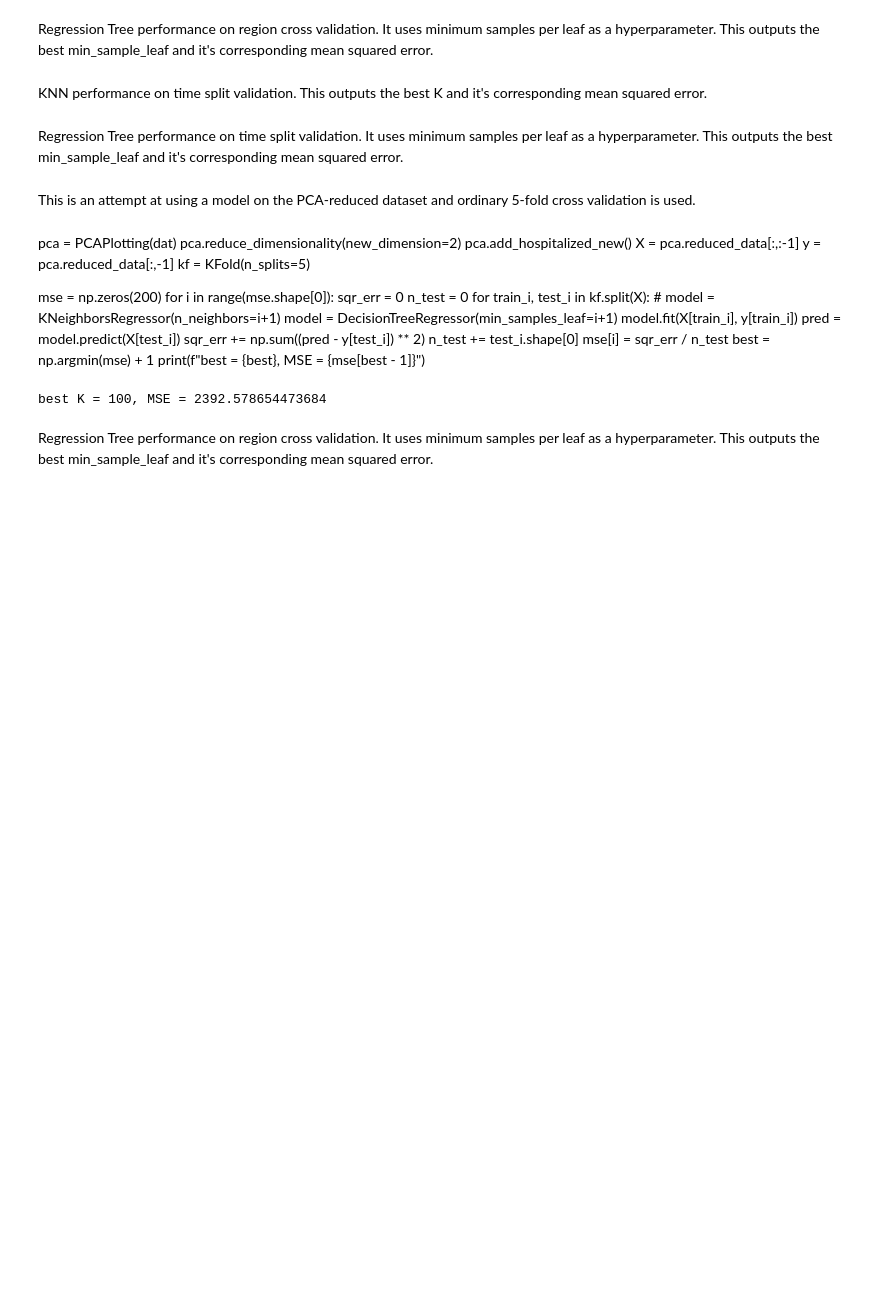
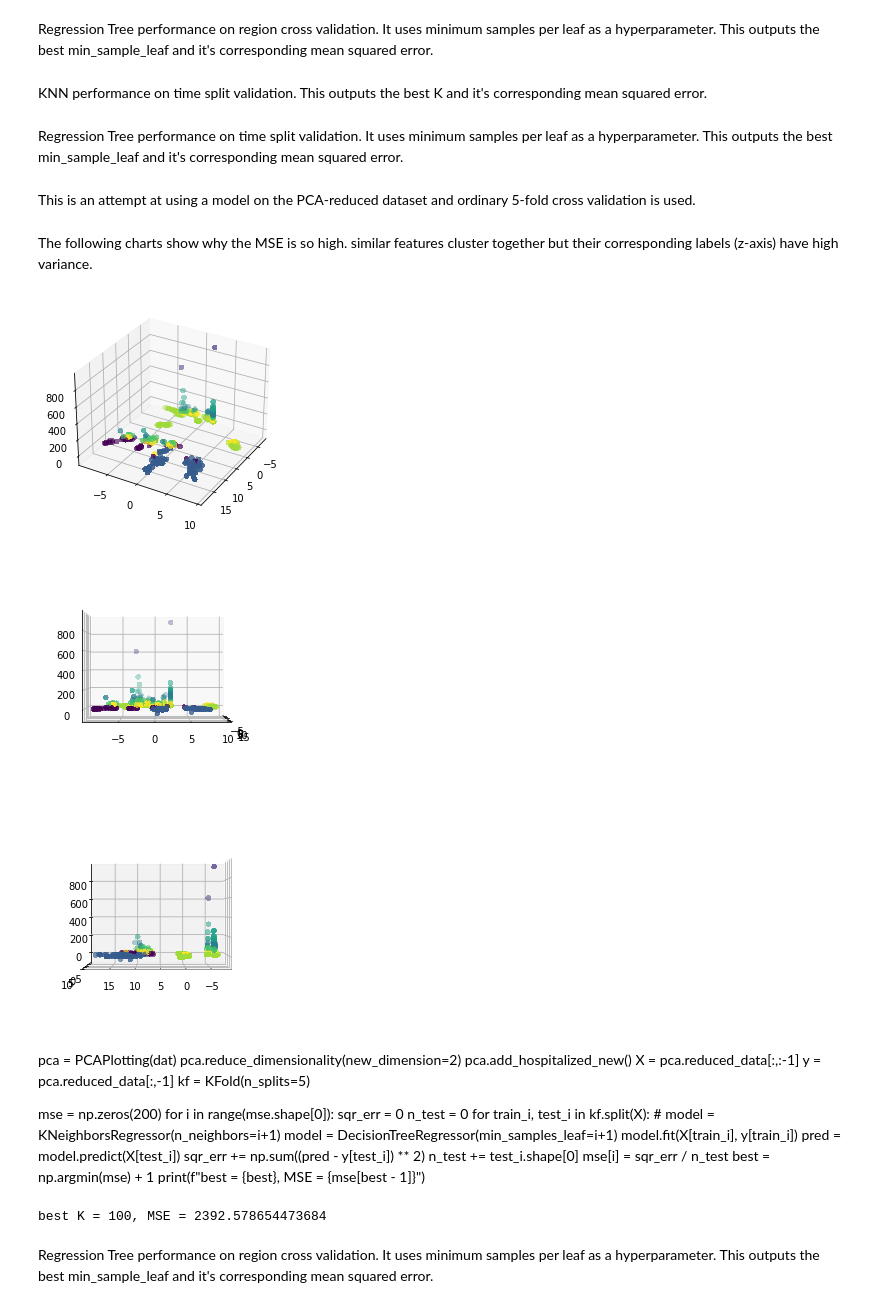
Before and after one commit to TimKeding/COMP551A1, a Jupyter notebook: model_comparison.ipynb, the cells around one changed output. Drawn from its saved outputs; the diff is of its cells as text; code cells hidden in the pictures; blank space fills up the shorter version.

Commit message:
generate charts for model using PCA reduced data

```diff
--- a/model_comparison.ipynb
+++ b/model_comparison.ipynb
@@ -122,6 +123,25 @@ for i in range(mse.shape[0]):
     mse[i] = sqr_err / n_test
 best = np.argmin(mse) + 1
 print(f"best = {best}, MSE = {mse[best - 1]}")
+# %% [markdown]
+The following charts show why the MSE is so high. similar features cluster together but
+their corresponding labels (z-axis) have high variance.
+# %%
+dataset = Data()
+dataset.fill_na(0)
+dataset.filter_out_zeros()
+pca_data = PCAPlotting(dataset.d)
+pca_data.reduce_dimensionality(2)
+pca_data.add_hospitalized_new()
+kmeans = Kmeans(pca_data.reduced_data)
+kmeans.find_clusters(8)
+kmeans.plot_3d_kmeans(view_init=(30, 30))
+kmeans.plot_3d_kmeans(view_init=(0, 0))
+kmeans.plot_3d_kmeans(view_init=(0, 90))
+# %% [output]
+[figure, added]
+[figure, added]
+[figure, added]
 # %% [markdown]
 pca = PCAPlotting(dat)
 pca.reduce_dimensionality(new_dimension=2)
```
Also changed, not shown: parts of 1 cell of this notebook.
